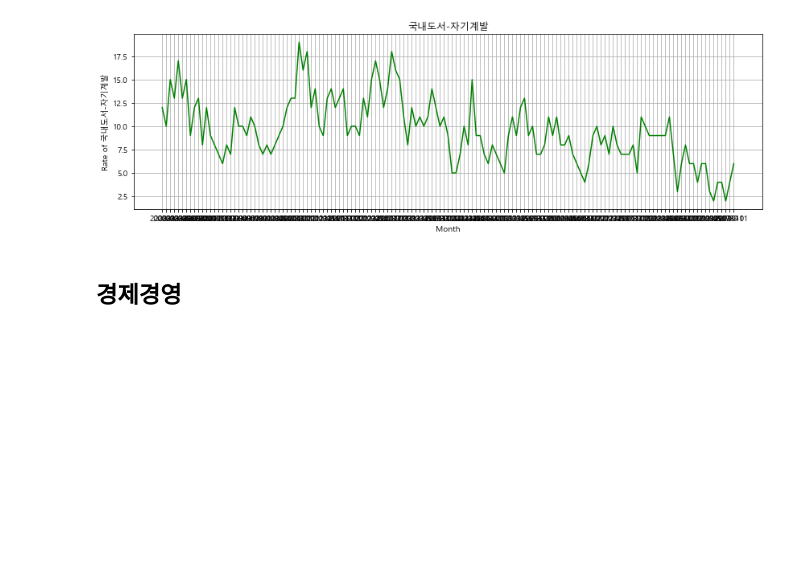
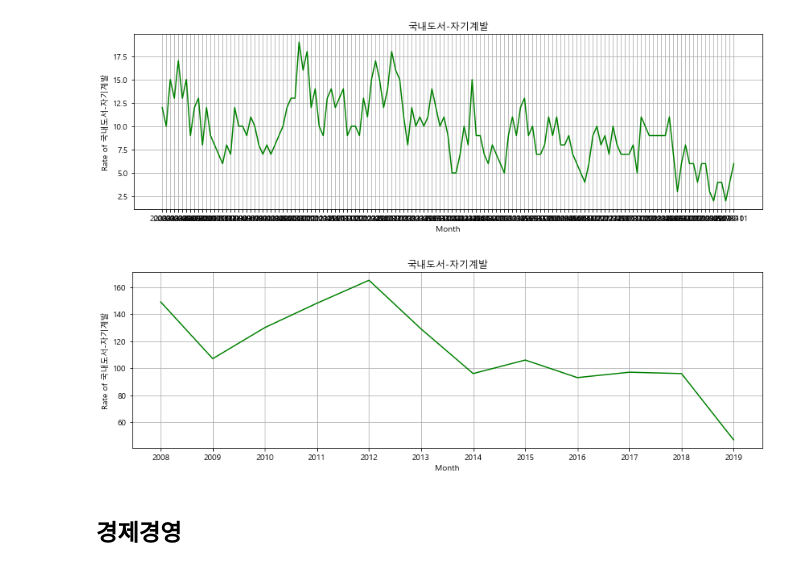
Before and after one commit to twg12/Bestseller-Analysis, a Jupyter notebook: Yes24 Bestseller/Total.ipynb, the cells around one changed output. Saved outputs shown, nothing was run; the diff lists cells and outputs as text; code cells hidden in the pictures; blank space fills up the shorter version.

```diff
--- a/Yes24 Bestseller/Total.ipynb
+++ b/Yes24 Bestseller/Total.ipynb
@@ -817,6 +833,22 @@ plt.ylabel('Rate of 국내도서-자기계발')
 plt.show()
 # %% [output]
 [figure]
+# %%
+Self_sum = Self_Help.groupby('Year').sum()
+Self_sum = Self_sum.reset_index()
+# %%
+x = Self_sum['Year']
+y = Self_sum["자기계발"]
+
+plt.plot(x, y, color='g')
+
+plt.title('국내도서-자기계발')
+plt.xlabel('Month')
+plt.ylabel('Rate of 국내도서-자기계발')
+
+plt.show()
+# %% [output]
+[figure, added]
 # %% [markdown]
 ## 경제경영
 # %%
```
Also changed, not shown: parts of 24 cells of this notebook.
